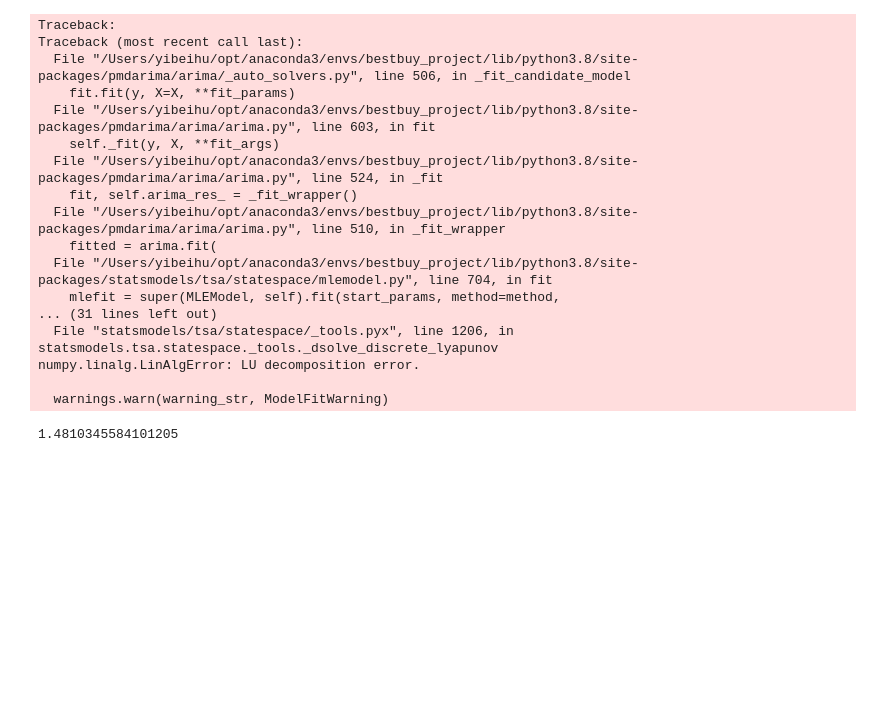
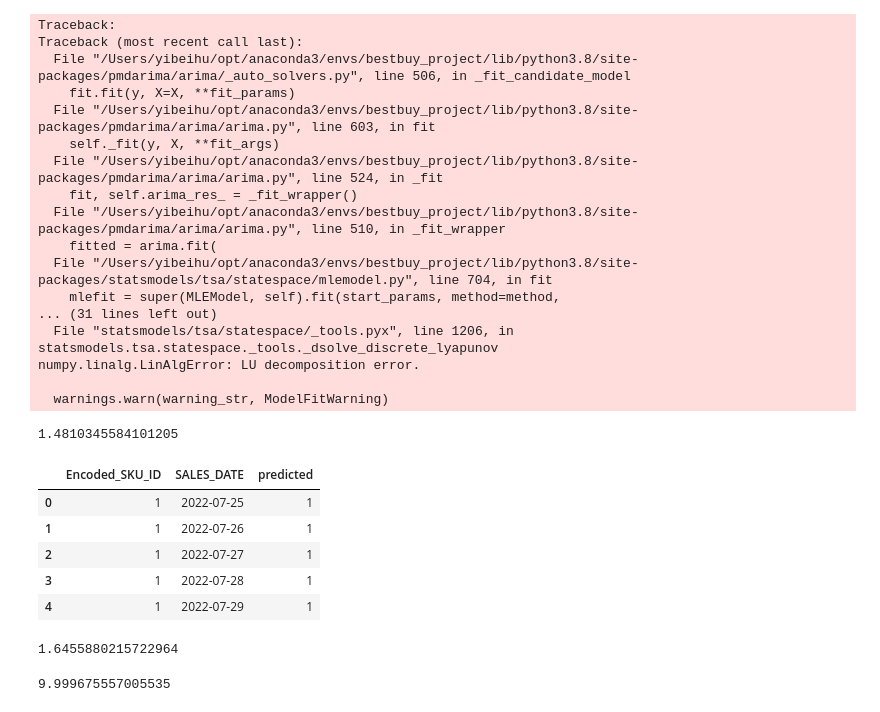
Before and after one commit to ashish1610dhiman/msa_project_week, a Jupyter notebook: notebooks/yibei/c.ARIMA.ipynb, the cells around one changed output. Drawn from its saved outputs; the diff is of its cells as text; code cells hidden in the pictures; blank space fills up the shorter version.

```diff
--- a/notebooks/yibei/c.ARIMA.ipynb
+++ b/notebooks/yibei/c.ARIMA.ipynb
@@ -344,7 +322,18 @@ Traceback (most recent call last):
 numpy.linalg.LinAlgError: LU decomposition error.
 
   warnings.warn(warning_str, ModelFitWarning)
-# %%
-rmse(y_pred_low_var,y_actual_low_var)
-# %% [output]
-1.4810345584101205
+# %%
+rmse(y_actual_low_var,y_pred_low_var)
+# %% [output]
+1.4810345584101205
+# %%
+y_pred_null = pd.read_csv("../../data/null_prediction_validation_result_v0.csv").drop(columns = "Unnamed: 0")
+y_pred_null["SALES_DATE"] = pd.to_datetime(y_pred_null["SALES_DATE"])
+y_pred_null.head()
+# %% [output]
+|  | Encoded_SKU_ID | SALES_DATE | predicted |
+| 0 | 1 | 2022-07-25 | 1 |
+| 1 | 1 | 2022-07-26 | 1 |
+| 2 | 1 | 2022-07-27 | 1 |
+| 3 | 1 | 2022-07-28 | 1 |
+| 4 | 1 | 2022-07-29 | 1 |
@@ -350,0 +343,8 @@ rmse(y_pred_low_var,y_actual_low_var)
+# %%
+rmse(y_actual_low_var,y_pred_null_subset)
+# %% [output]
+1.6455880215722964
+# %%
+(1.6455880215722964-1.4810345584101205)*100/1.6455880215722964
+# %% [output]
+9.999675557005535
```
Also changed, not shown: parts of 11 cells of this notebook.
